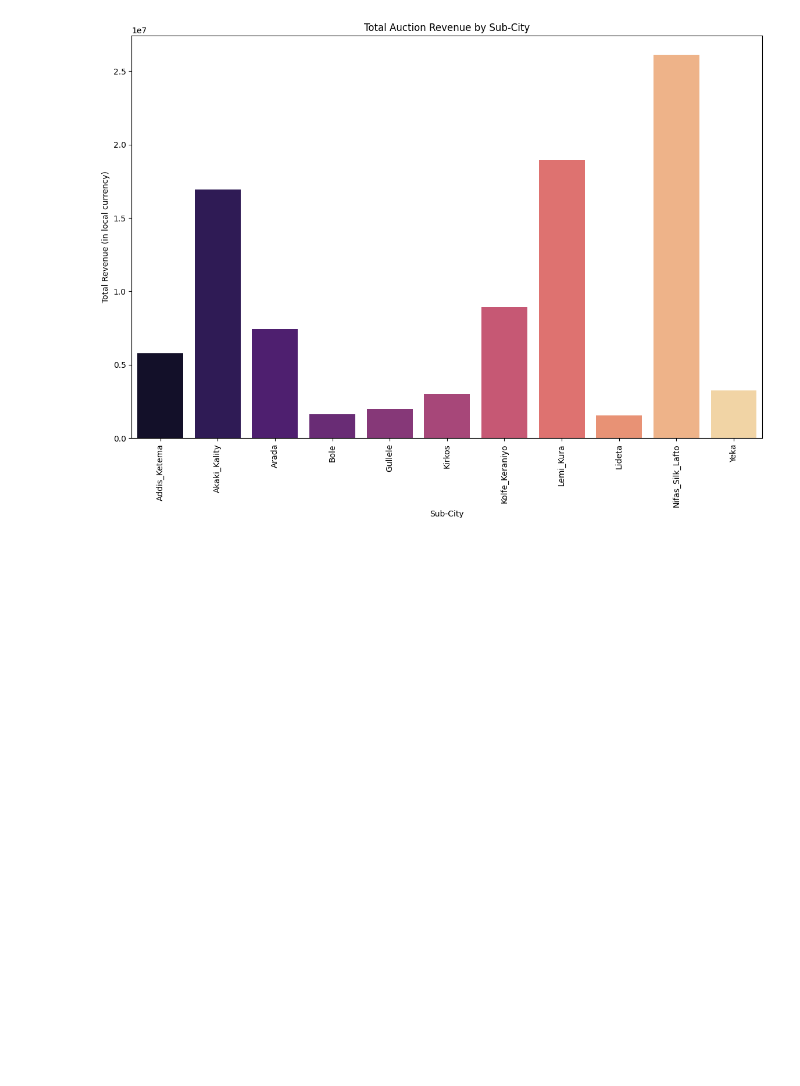
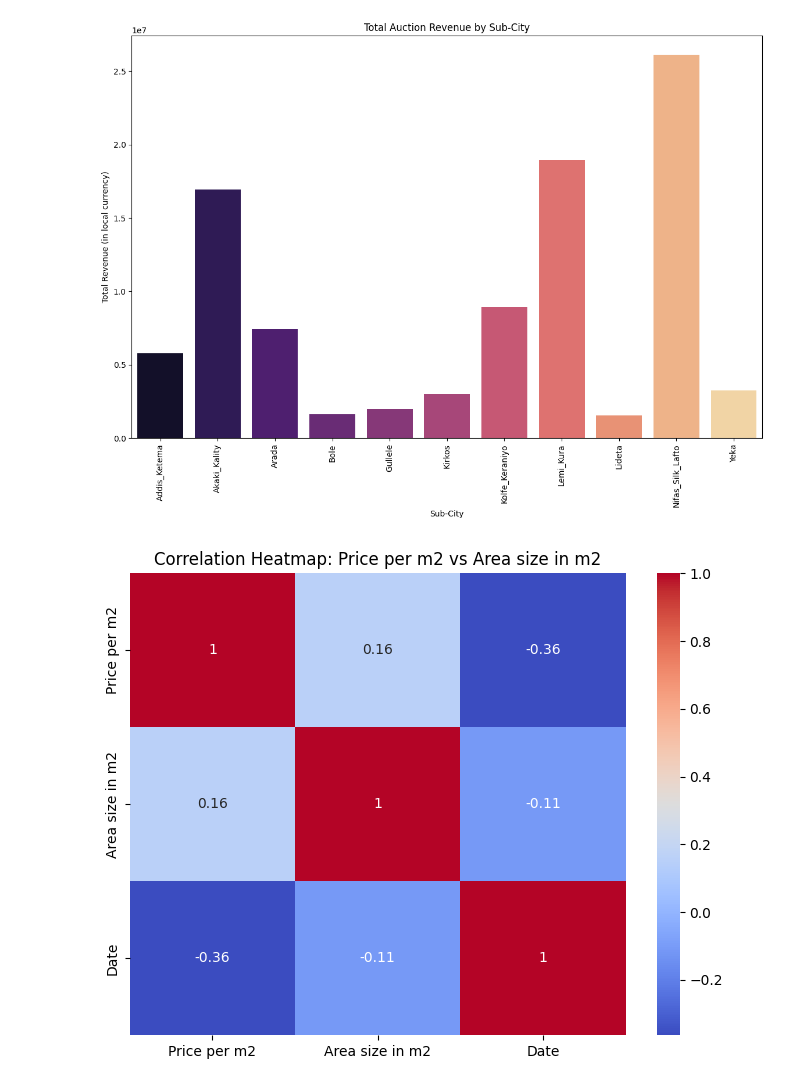
Before and after one commit to Solhemi/Land_auction_price_prediction_model_in_Addis, a Jupyter notebook: land_auction_price_prediction_model.ipynb, the cells around one changed output. Saved outputs shown, nothing was run; the diff lists cells and outputs as text; code cells hidden in the pictures; blank space fills up the shorter version.

Commit message:
Correlation between Area_Price and data

```diff
--- a/land_auction_price_prediction_model.ipynb
+++ b/land_auction_price_prediction_model.ipynb
@@ -254,3 +254,11 @@ Passing `palette` without assigning `hue` is deprecated and will be removed in v
 
   sns.barplot(x=winners_by_subcity.index, y=winners_by_subcity.values, palette='magma')
 [figure]
+# %%
+# Correlation Heatmap: See how Area size correlates with Price
+plt.figure(figsize=(8, 6))
+sns.heatmap(auction_df[['Price per m2', 'Area size in m2', 'Date']].corr(), annot=True, cmap='coolwarm')
+plt.title('Correlation Heatmap: Price per m2 vs Area size in m2')
+plt.show()
+# %% [output]
+[figure, added]
```
